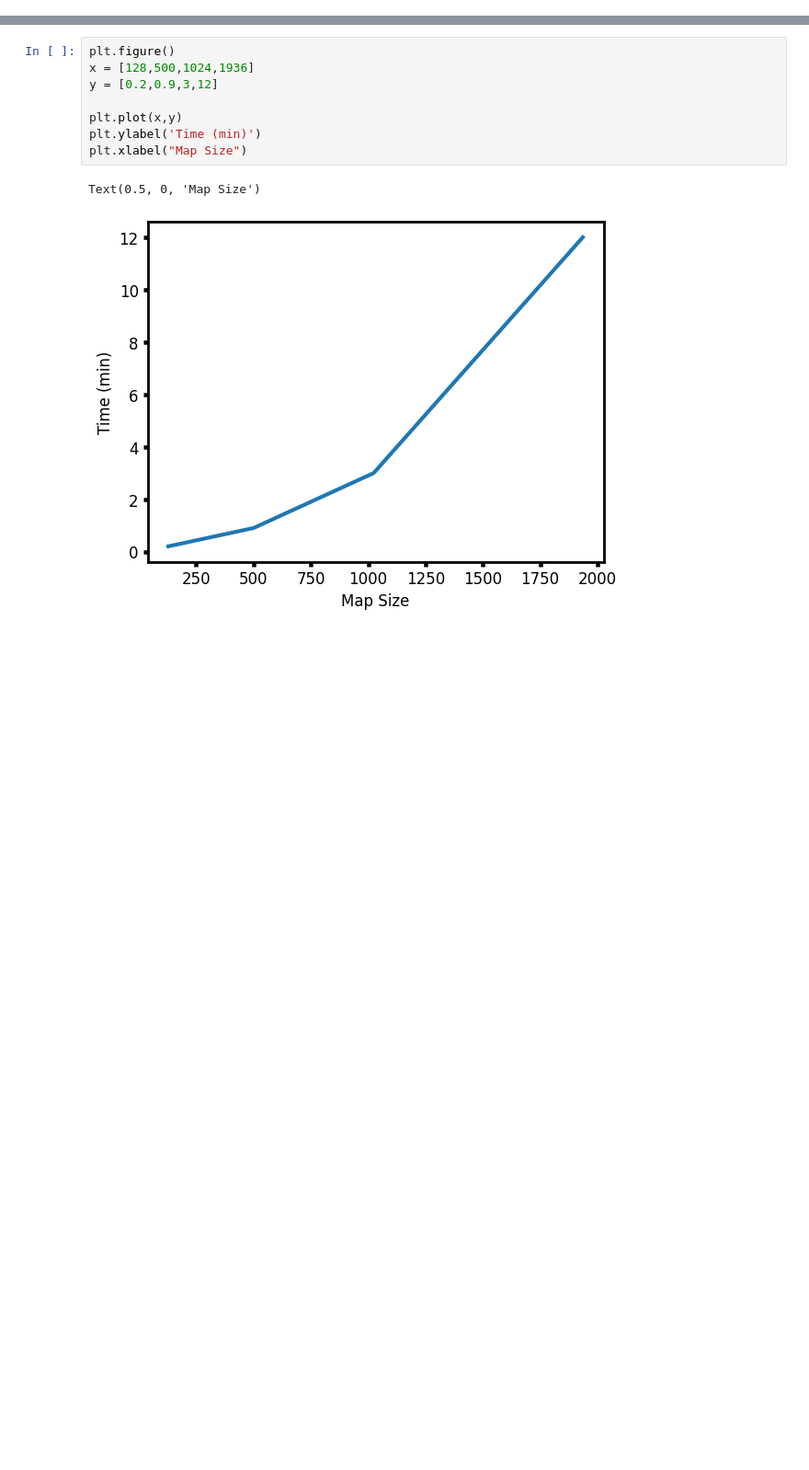
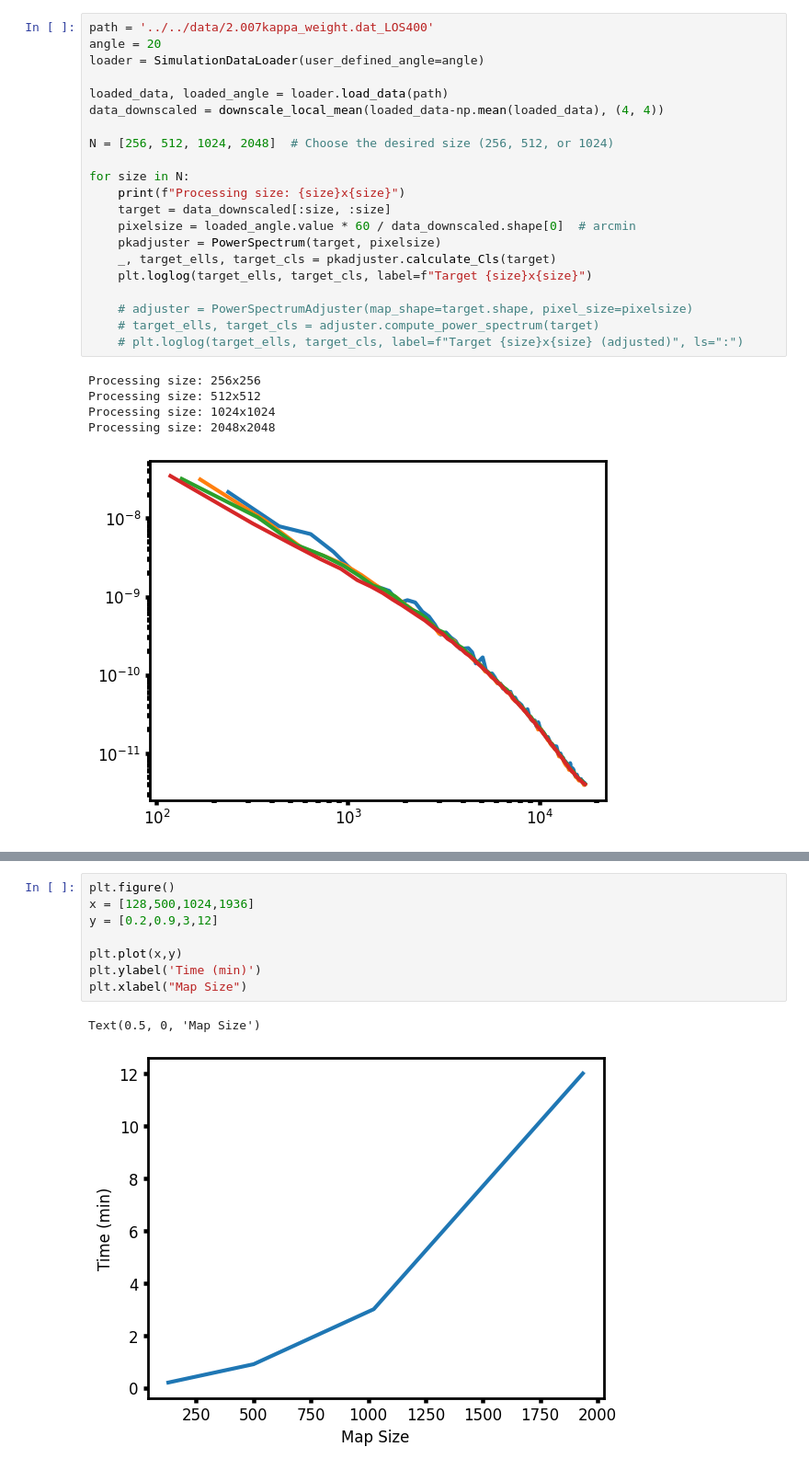
Before and after one commit to vilasinits/GOLCONDA, a Jupyter notebook: notebooks/flat_sky_map.ipynb, the cells around one changed output, grey strips where cells are left out. Shown at 92% size. Cells and saved outputs as stored; diff of their text form; blank space fills up the shorter version.

```diff
--- a/notebooks/flat_sky_map.ipynb
+++ b/notebooks/flat_sky_map.ipynb
@@ -60 +57,28 @@ Project root added to sys.path: /Users/vt272285/Documents/Codes/GOLCONDA
+# %%
+path = '../../data/2.007kappa_weight.dat_LOS400'
+angle = 20
+loader = SimulationDataLoader(user_defined_angle=angle)
+
+loaded_data, loaded_angle = loader.load_data(path)
+data_downscaled = downscale_local_mean(loaded_data-np.mean(loaded_data), (4, 4))
+
+N = [256, 512, 1024, 2048]  # Choose the desired size (256, 512, or 1024)
+
+for size in N:
+    print(f"Processing size: {size}x{size}")
+    target = data_downscaled[:size, :size]
+    pixelsize = loaded_angle.value * 60 / data_downscaled.shape[0]  # arcmin
+    pkadjuster = PowerSpectrum(target, pixelsize)
+    _, target_ells, target_cls = pkadjuster.calculate_Cls(target)
+    plt.loglog(target_ells, target_cls, label=f"Target {size}x{size}")
+
+    # adjuster = PowerSpectrumAdjuster(map_shape=target.shape, pixel_size=pixelsize)
+    # target_ells, target_cls = adjuster.compute_power_spectrum(target)
+    # plt.loglog(target_ells, target_cls, label=f"Target {size}x{size} (adjusted)", ls=":")
+# %% [output]
+Processing size: 256x256
+Processing size: 512x512
+Processing size: 1024x1024
+Processing size: 2048x2048
+[figure, added]
 # %%
```
Also changed, not shown: parts of 2 cells of this notebook, 9 other files.
